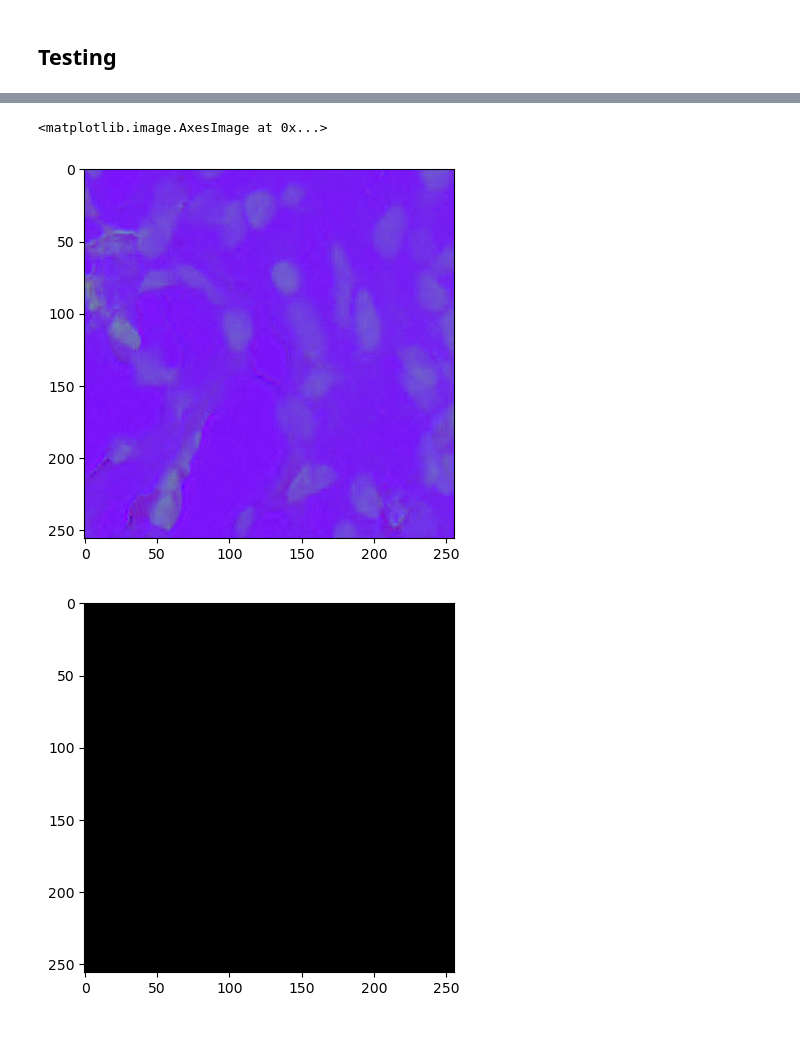
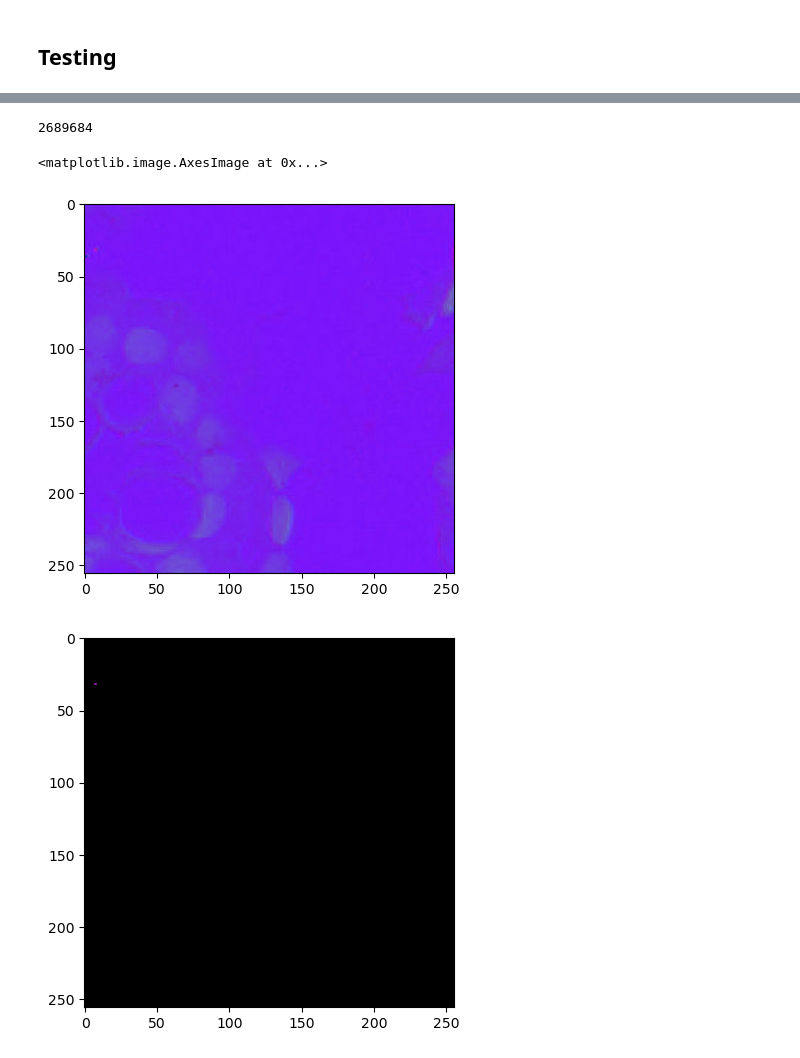
Before and after one commit to Arnau1/Helicobacter, a Jupyter notebook: Autoencoder.ipynb, the cells around one changed output, grey strips where cells are left out. Drawn from its saved outputs; the diff is of its cells as text; code cells hidden in the pictures.

```diff
--- a/Autoencoder.ipynb
+++ b/Autoencoder.ipynb
@@ -249,12 +232,16 @@ for o, r in zip(ori, rec):
+# %%
+np.max(diff)
+# %% [output]
+2689684
 # %%
 
 
-open_cv_image = np.array(ori[0])[:, :, ::-1].copy()
+open_cv_image = np.array(ori[-2])[:, :, ::-1].copy()
 hsvFrame = cv2.cvtColor(open_cv_image, cv2.COLOR_BGR2HSV)
 plt.imshow(hsvFrame)
 # %% [output]
 <matplotlib.image.AxesImage at 0x...>
-[figure, old version]
+[figure, new version]
 # %%
 lower_red = np.array([155,25,0])
 upper_red = np.array([179,255,255])
```
Also changed, not shown: parts of 3 cells of this notebook, 1 other file.
